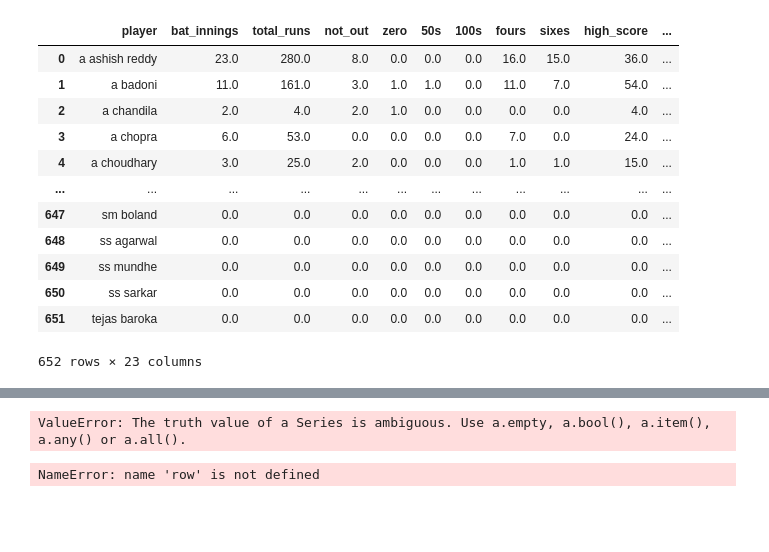
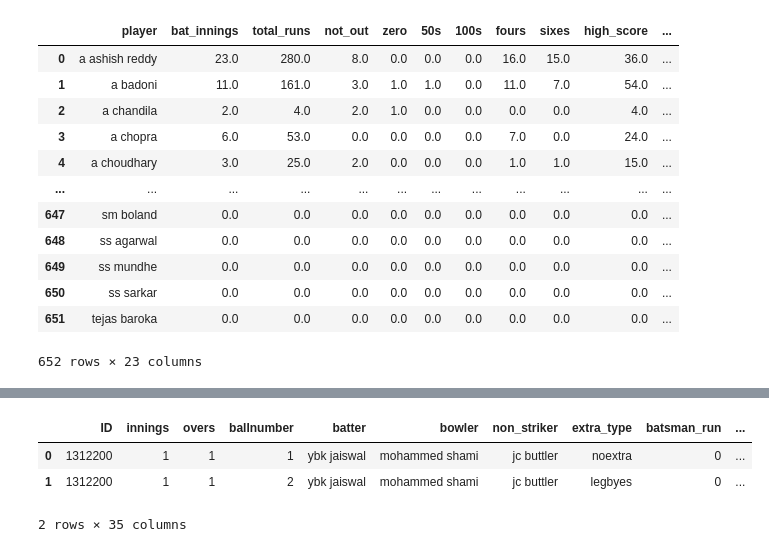
Before and after one commit to patrickevans29/ipl_prediction_model, a Jupyter notebook: notebooks/pknaggs_feature_creation.ipynb, the cells around one changed output, grey strips where cells are left out. Drawn from its saved outputs; the diff is of its cells as text; code cells hidden in the pictures; blank space fills up the shorter version.

```diff
--- a/notebooks/pknaggs_feature_creation.ipynb
+++ b/notebooks/pknaggs_feature_creation.ipynb
@@ -390,2 +369,4 @@ df[df['TossWinner'] == df['WinningTeam']].groupby('ID', as_index=False)['ID'].un
 # %%
-df2 = pd.read_csv('~/code/patrickevans29/raw_data/complete_cleaned_dataset.csv', converters={'Team1Players': pd.eval, 'Team2Players':pd.eval})
+# Load the dataset including eval to convert string data back to list
+
+# df2 = pd.read_csv('~/code/patrickevans29/raw_data/complete_cleaned_dataset.csv', converters={'Team1Players': pd.eval, 'Team2Players':pd.eval})
@@ -395,16 +373,9 @@ player_of_match = temp_group.groupby(['Player_of_Match'], as_index=False)['ID'].
-# %%
-for team in df2['WinningTeam']:
-    if team == df2['Team1']:
-        df2['Winning_list'] = df2['Team1Players']
-    elif team == df2['Team2']:
-        df2['Winning_list'] = df2['Team2Players']
-# %% [output]
-ValueError: The truth value of a Series is ambiguous. Use a.empty, a.bool(), a.item(), a.any() or a.all().
-# %%
-for team in df2['WinningTeam']:
-    if lambda row: row['Team1'] == team:
-        row['winning_list'] = row['Team1Players']
-    elif lambda row: row['Team2'] == team:
-        row['winning_list'] = row['Team2Players']
-# %% [output]
-NameError: name 'row' is not defined
+# %%
+# Check the data has loaded correctly
+
+df2.head(2)
+# %% [output]
+|  | ID | innings | overs | ballnumber | batter | bowler | non_striker | extra_type | batsman_run | ... |
+| 0 | 1312200 | 1 | 1 | 1 | ybk jaiswal | mohammed shami | jc buttler | noextra | 0 | ... |
+| 1 | 1312200 | 1 | 1 | 2 | ybk jaiswal | mohammed shami | jc buttler | legbyes | 0 | ... |
+2 rows × 35 columns
```
Also changed, not shown: parts of 29 cells of this notebook.
